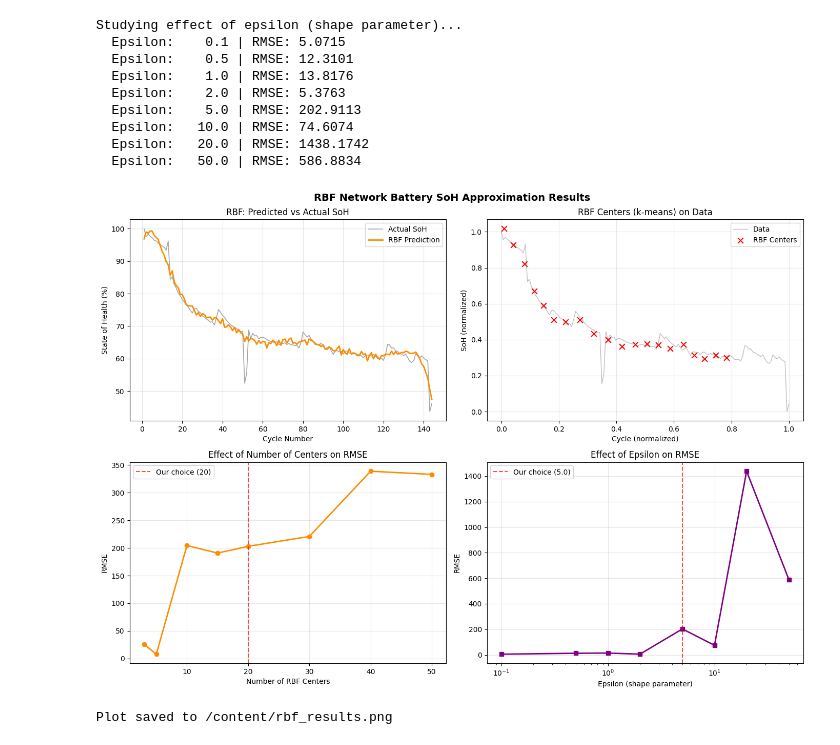
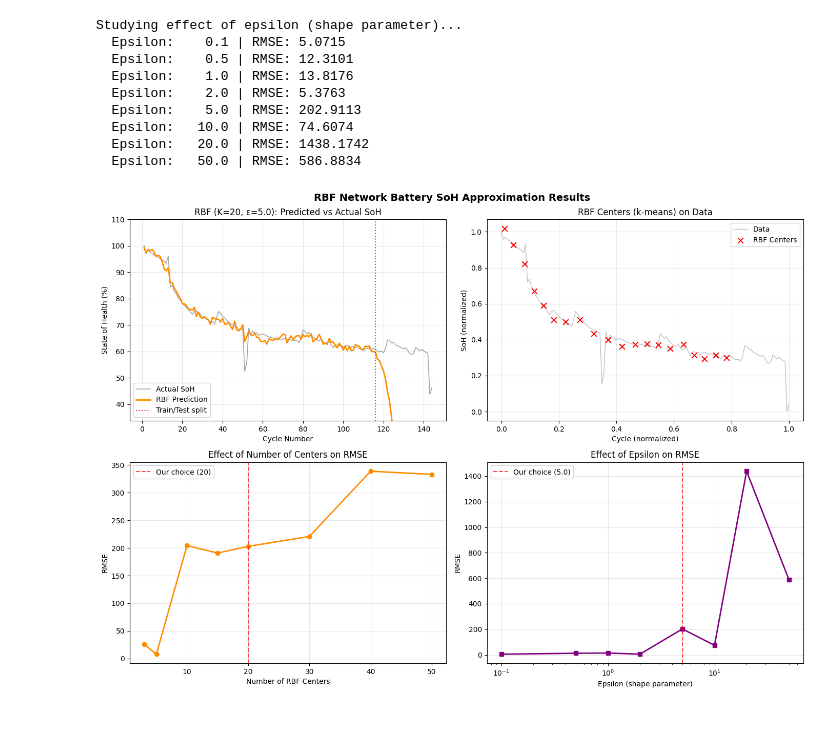
Before and after one commit to ninoNebieridze/Battery_Capacity_Project, a Jupyter notebook: notebook.ipynb, the cells around one changed output. Saved outputs shown, nothing was run; the diff lists cells and outputs as text; code cells hidden in the pictures.

```diff
--- a/notebook.ipynb
+++ b/notebook.ipynb
@@ -203,12 +197,12 @@ where $C_0$ is the capacity at cycle 1 (fresh battery = 100% SoH).
 import zipfile
 import os
 
-# Unzip the file (change 'battery_data.zip' to whatever you named your zip)
-with zipfile.ZipFile('/content/battery_data.zip', 'r') as zip_ref:
-    zip_ref.extractall('/content/battery_data')
+DATA_DIR = 'battery_data'       # raw discharge CSVs (extracted from battery_data.zip)
+RESULTS_DIR = 'results'         # intermediate .npy / .csv outputs
+IMAGES_DIR = 'images'           # figures used in the README
 
-DATA_DIR = '/content/battery_data'
-RESULTS_DIR = '/content'
+with zipfile.ZipFile('battery_data.zip', 'r') as zip_ref:
+    zip_ref.extractall(DATA_DIR)
 # %%
 import os
 import numpy as np
@@ -451,7 +422,7 @@ from sklearn.model_selection import train_test_split
 from sklearn.preprocessing import MinMaxScaler
 from sklearn.metrics import mean_squared_error, mean_absolute_error
 
-df = pd.read_csv('/content/battery_clean.csv')
+df = pd.read_csv('battery_clean.csv')
 print(f"Loaded {len(df)} cycles")
 print(df.head())
 # %% [output]
@@ -852,7 +813,7 @@ from sklearn.cluster import KMeans
 from sklearn.preprocessing import MinMaxScaler
 from sklearn.metrics import mean_squared_error, mean_absolute_error
 
-df = pd.read_csv('/content/battery_clean.csv')
+df = pd.read_csv('battery_clean.csv')
 
 # Input / output
 X = df['cycle'].values.reshape(-1, 1).astype(np.float32)
@@ -1028,10 +989,8 @@ Studying effect of epsilon (shape parameter)...
 fig, axes = plt.subplots(2, 2, figsize=(14, 10))
 fig.suptitle('RBF Network Battery SoH Approximation Results', fontsize=14, fontweight='bold')
 
-# Full prediction curve
-rbf_full = RBFNetwork(n_centers=20, epsilon=5.0)
-rbf_full.fit(X_scaled, y_scaled)  # fit on all data for smooth curve
-full_pred_rbf_scaled = rbf_full.predict(X_scaled)
+# Full prediction curve (model trained on the training split only)
+full_pred_rbf_scaled = rbf.predict(X_scaled)
 full_pred_rbf = scaler_y.inverse_transform(full_pred_rbf_scaled)
 full_actual   = scaler_y.inverse_transform(y_scaled)
 
@@ -1040,7 +999,9 @@ axes[0,0].plot(X, full_actual,   label='Actual SoH',      color='gray',      lin
 axes[0,0].plot(X, full_pred_rbf, label='RBF Prediction',  color='darkorange', linewidth=2)
 axes[0,0].set_xlabel('Cycle Number')
 axes[0,0].set_ylabel('State of Health (%)')
-axes[0,0].set_title('RBF: Predicted vs Actual SoH')
+axes[0,0].axvline(x=X[split, 0], color='red', linestyle=':', alpha=0.8, label='Train/Test split')
+axes[0,0].set_ylim(full_actual.min() - 10, full_actual.max() + 10)  # test-region blow-up goes off-scale
+axes[0,0].set_title('RBF (K=20, ε=5.0): Predicted vs Actual SoH')
 axes[0,0].legend()
 axes[0,0].grid(True, alpha=0.3)
 
@@ -1053,37 +1014,35 @@ axes[0,1].set_ylabel('SoH (normalized)')
 axes[0,1].set_title('RBF Centers (k-means) on Data')
 axes[0,1].legend()
 axes[0,1].grid(True, alpha=0.3)
 
 # --- Plot 3: Effect of number of centers ---
 nc_vals   = list(center_results.keys())
 rmse_vals = list(center_results.values())
 axes[1,0].plot(nc_vals, rmse_vals, 'o-', color='darkorange', linewidth=2, markersize=6)
 axes[1,0].axvline(x=20, color='red', linestyle='--', alpha=0.7, label='Our choice (20)')
 axes[1,0].set_xlabel('Number of RBF Centers')
 axes[1,0].set_ylabel('RMSE')
 axes[1,0].set_title('Effect of Number of Centers on RMSE')
 axes[1,0].legend()
 axes[1,0].grid(True, alpha=0.3)
 
 # --- Plot 4: Effect of epsilon ---
 eps_vals  = list(epsilon_results.keys())
 rmse_eps  = list(epsilon_results.values())
 axes[1,1].plot(eps_vals, rmse_eps, 's-', color='purple', linewidth=2, markersize=6)
 axes[1,1].axvline(x=5.0, color='red', linestyle='--', alpha=0.7, label='Our choice (5.0)')
 axes[1,1].set_xlabel('Epsilon (shape parameter)')
 axes[1,1].set_ylabel('RMSE')
 axes[1,1].set_title('Effect of Epsilon on RMSE')
 axes[1,1].set_xscale('log')
 axes[1,1].legend()
 axes[1,1].grid(True, alpha=0.3)
 
 plt.tight_layout()
-plt.savefig('/content/rbf_results.png', dpi=150, bbox_inches='tight')
+plt.savefig(os.path.join(IMAGES_DIR, 'rbf_results.png'), dpi=150, bbox_inches='tight')
 plt.show()
-print("Plot saved to /content/rbf_results.png")
 # %% [output]
-[figure, old version]
+[figure, new version]
-Plot saved to /content/rbf_results.png
 # %%
 print("\n" + "="*50)
 print("RBF NETWORK SUMMARY")
```
Also changed, not shown: parts of 28 cells of this notebook, 13 other files.
